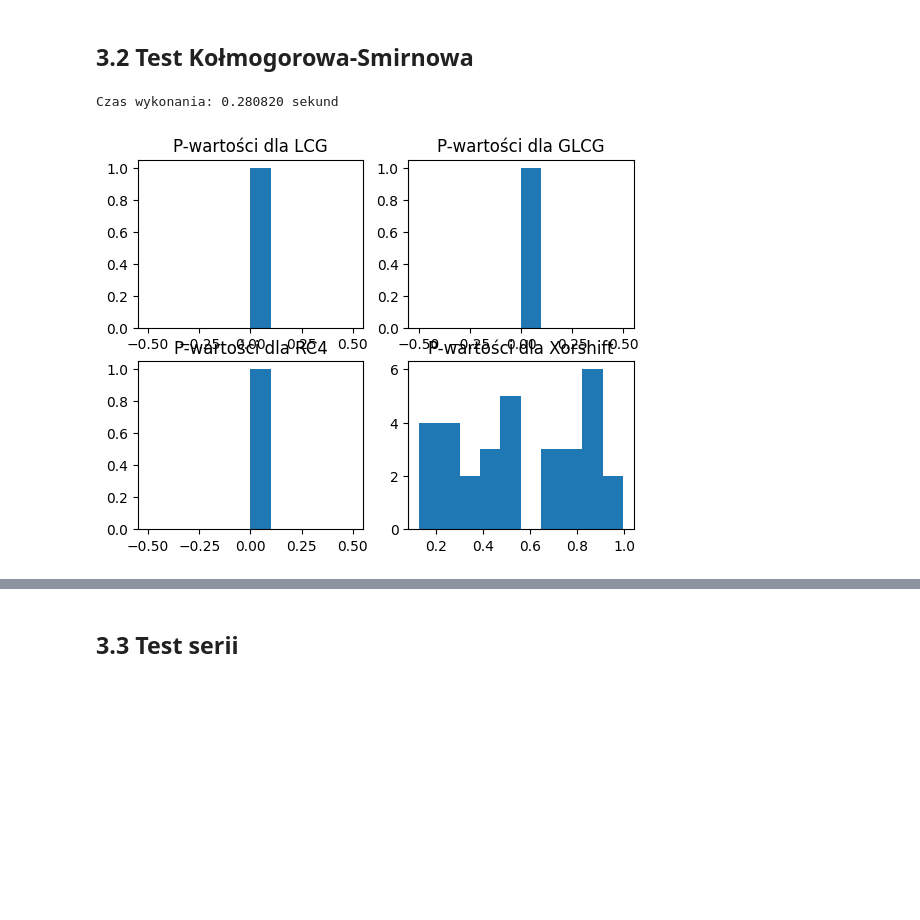
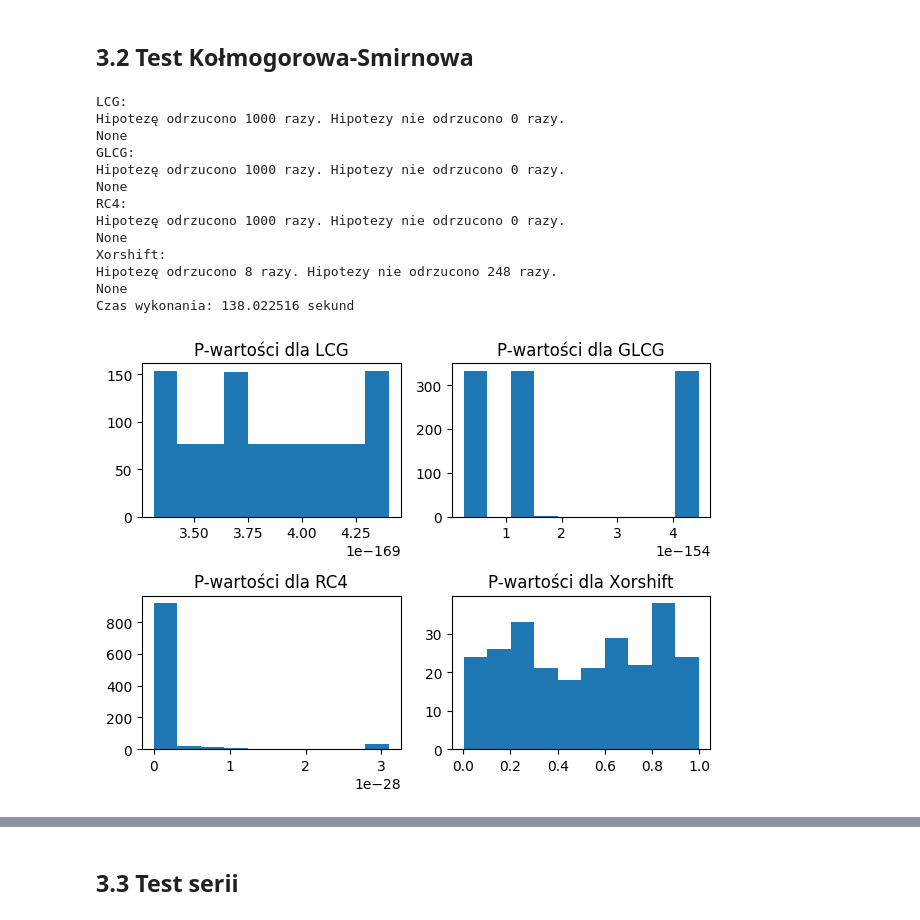
Before and after one commit to MartaGacek1/MonteCarloProject1, a Jupyter notebook: MonteCarloProjekt1.ipynb, the cells around one changed output, grey strips where cells are left out. Drawn from its saved outputs; the diff is of its cells as text; code cells hidden in the pictures; blank space fills up the shorter version.

```diff
--- a/MonteCarloProjekt1.ipynb
+++ b/MonteCarloProjekt1.ipynb
@@ -840,44 +917,59 @@ def second_level_testing_ks(data, sequence_length):
         except ValueError:
             p_values.append(None)
     return p_values
 
 
+
 length1 = 2**15
 length2 = 2**10
-p_values2_lcg = second_level_testing_ks(test_lcg, length1)
-p_values2_glcg = second_level_testing_ks(test_glcg, length1)
-p_values2_rc4 = second_level_testing_ks(test_rc4, length1)
-p_values2_xorshift = second_level_testing_ks(test_xorshift, length2)
+p_values2_lcg = second_level_testing_ks(sec_test_lcg, length1)
+p_values2_glcg = second_level_testing_ks(sec_test_glcg, length1)
+p_values2_rc4 = second_level_testing_ks(sec_test_rc4, length1)
+p_values2_xorshift = second_level_testing_ks(sec_test_xorshift, length2)
 
-# print(f"P-wartości dla wszystkich podciągów - LCG:")
-# print(p_values2_lcg)
-# print(f"P-wartości dla wszystkich podciągów - GLCG:")
-# print(p_values2_glcg)
-# print(f"P-wartości dla wszystkich podciągów - RC4:")
-# print(p_values2_rc4)
-# print(f"P-wartości dla wszystkich podciągów - Xorshift:")
-# print(p_values2_xorshift)
+print("LCG:")
+print(sec_level_test_p_val(p_values2_lcg))
+print("GLCG:")
+print(sec_level_test_p_val(p_values2_glcg))
+print("RC4:")
+print(sec_level_test_p_val(p_values2_rc4))
+print("Xorshift:")
+print(sec_level_test_p_val(p_values2_xorshift))
 
 plt.subplot(2, 2, 1)
 plt.hist(p_values2_lcg)
 plt.title("P-wartości dla LCG")
 
 plt.subplot(2, 2, 2)
 plt.hist(p_values2_glcg)
 plt.title("P-wartości dla GLCG")
 
 plt.subplot(2, 2, 3)
 plt.hist(p_values2_rc4)
 plt.title("P-wartości dla RC4")
 
 plt.subplot(2, 2, 4)
 plt.hist(p_values2_xorshift)
 plt.title("P-wartości dla Xorshift")
 
+plt.tight_layout()
+
 end_time = time.time()
 
 execution_time = end_time - start_time
 print(f"Czas wykonania: {execution_time:.6f} sekund")
 # %% [output]
-Czas wykonania: 0.280820 sekund
+LCG:
+Hipotezę odrzucono 1000 razy. Hipotezy nie odrzucono 0 razy.
+None
+GLCG:
+Hipotezę odrzucono 1000 razy. Hipotezy nie odrzucono 0 razy.
+None
+RC4:
+Hipotezę odrzucono 1000 razy. Hipotezy nie odrzucono 0 razy.
+None
+Xorshift:
+Hipotezę odrzucono 8 razy. Hipotezy nie odrzucono 248 razy.
+None
+Czas wykonania: 138.022516 sekund
-[figure, old version]
+[figure, new version]
```
Also changed, not shown: parts of 34 cells of this notebook.
